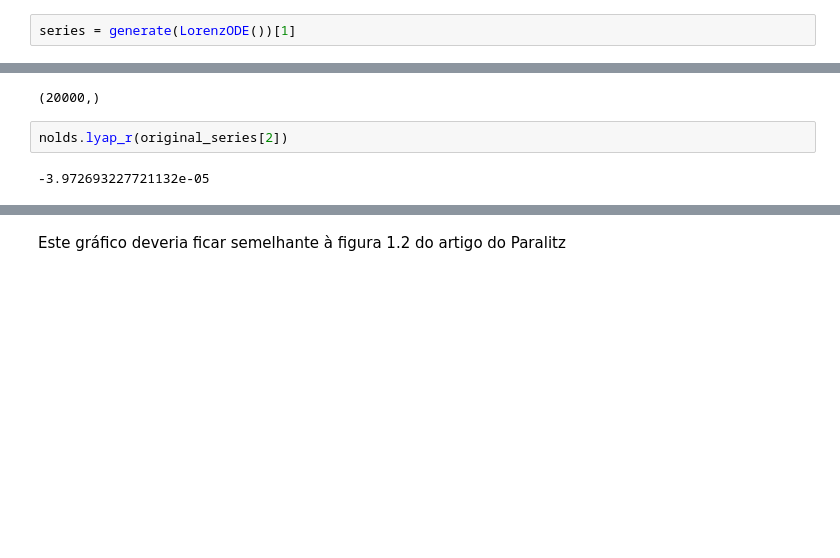
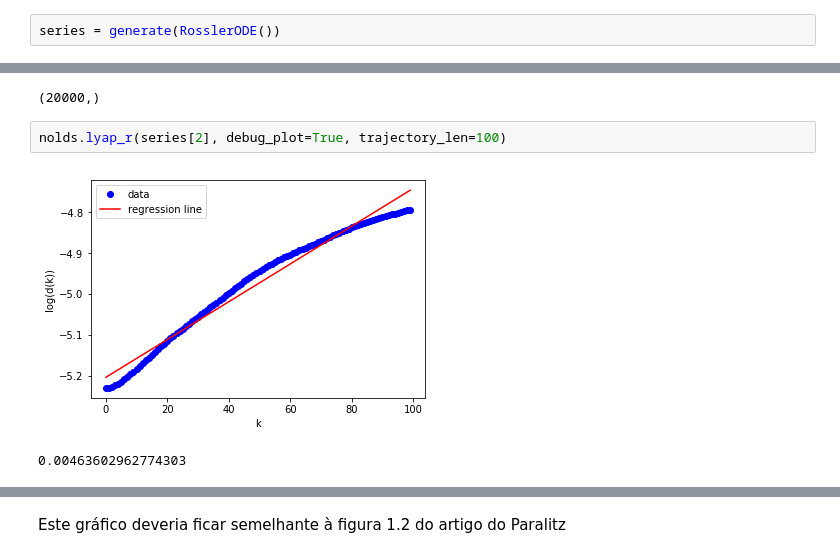
Before and after one commit to aronifanger/nltsa_app, a Jupyter notebook: notebooks/Relatório - Série VI.ipynb, the cells around one changed output, grey strips where cells are left out. Drawn from its saved outputs; the diff is of its cells as text; blank space fills up the shorter version.

```diff
--- a/notebooks/Relatório - Série VI.ipynb
+++ b/notebooks/Relatório - Série VI.ipynb
@@ -265,7 +259,7 @@ scatter3d(reconstructed_series, title="Atrator reconstruído", angle=240)
 
 Implemente os métodos de cálculo de expoente de Lyapunov apresentados no artigo do Parlitz, no arquivo denominado “Parlitz-LyapunovExponent”.
 # %%
-series = generate(LorenzODE())[1]
+series = generate(RosslerODE())
 # %%
 import nolds
 # %%
@@ -273,8 +267,9 @@ series.shape
 # %% [output]
 (20000,)
 # %%
-nolds.lyap_r(original_series[2])
+nolds.lyap_r(series[2], debug_plot=True, trajectory_len=100)
 # %% [output]
+[figure, added]
--3.972693227721132e-05
+0.00463602962774303
 # %%
 import numpy as np
```
Also changed, not shown: parts of 6 cells of this notebook.
